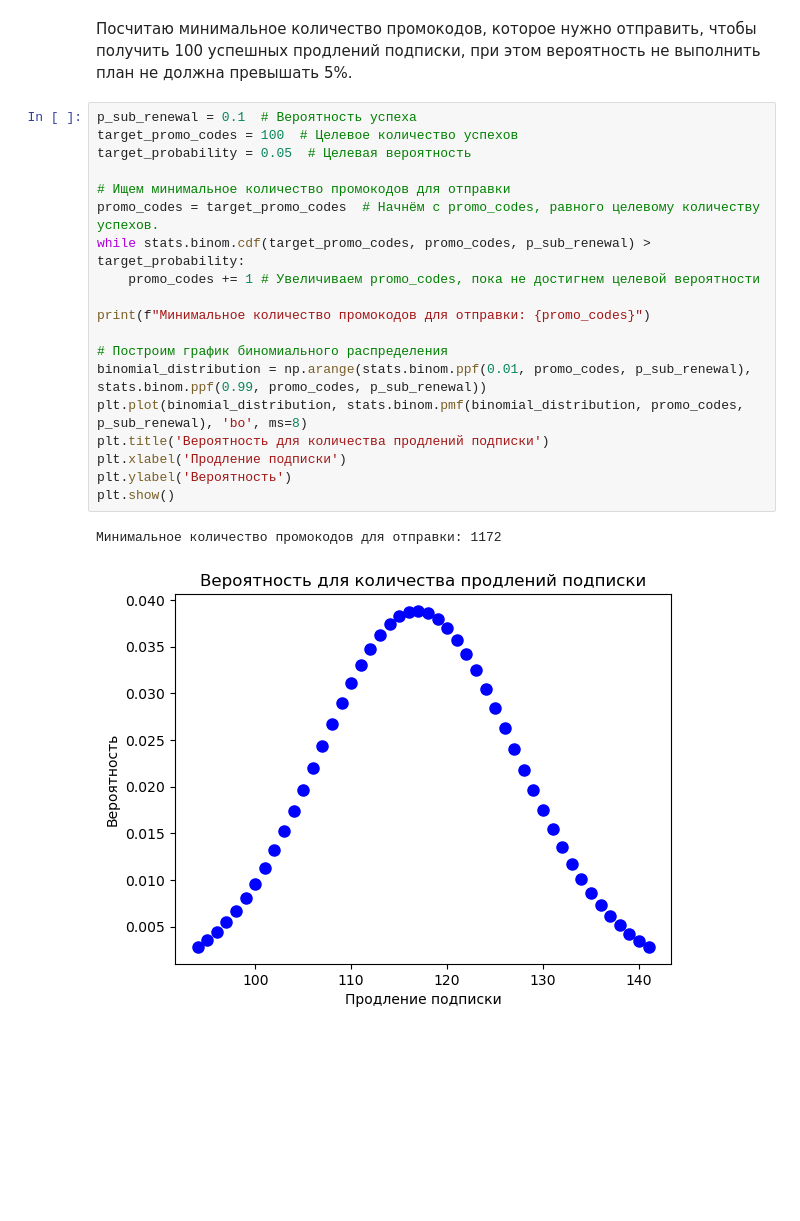
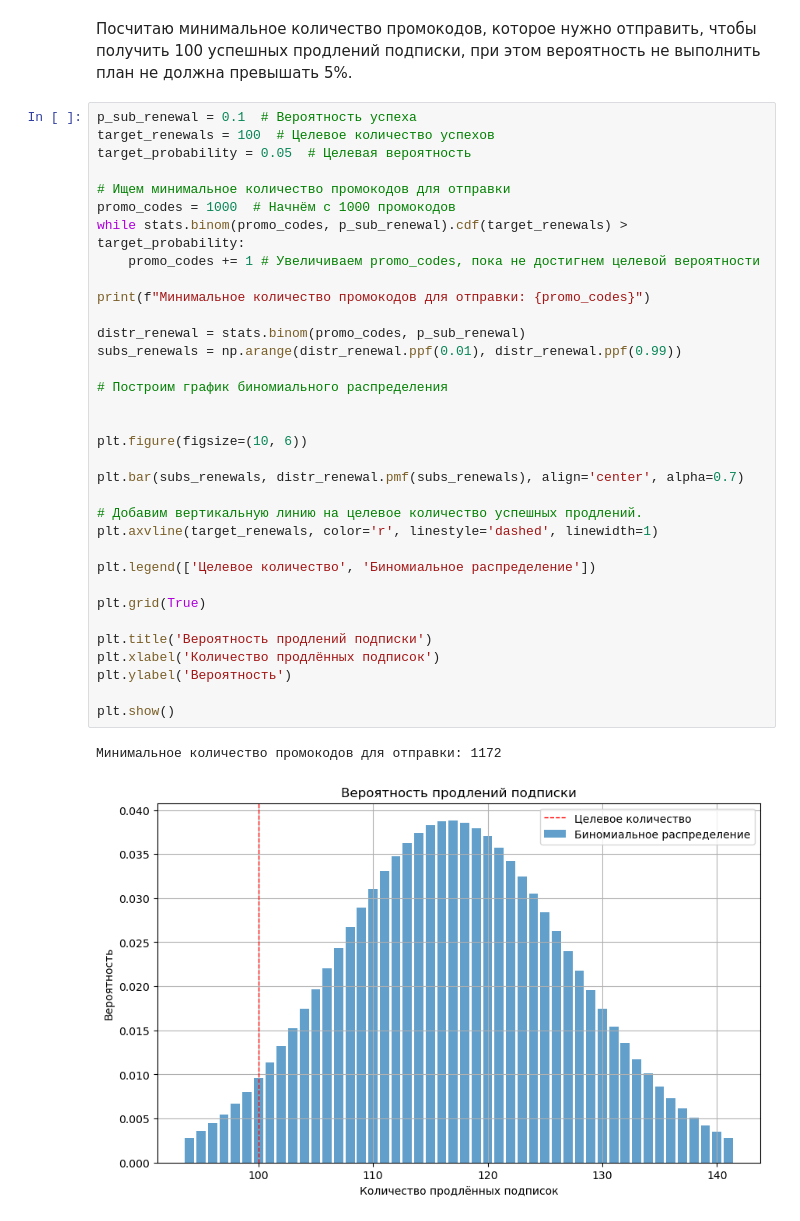
Before and after one commit to sudobooo/go_fast_project, a Jupyter notebook: go_fast_project.ipynb, the cells around one changed output. Cells and saved outputs as stored; diff of their text form; blank space fills up the shorter version.

```diff
--- a/go_fast_project.ipynb
+++ b/go_fast_project.ipynb
@@ -700,25 +700,40 @@ p-значение: 2.4439715330814116e-34
 Посчитаю минимальное количество промокодов, которое нужно отправить, чтобы получить 100 успешных продлений подписки, при этом вероятность не выполнить план не должна превышать 5%.
 # %%
 p_sub_renewal = 0.1  # Вероятность успеха
-target_promo_codes = 100  # Целевое количество успехов
+target_renewals = 100  # Целевое количество успехов
 target_probability = 0.05  # Целевая вероятность
 
 # Ищем минимальное количество промокодов для отправки
-promo_codes = target_promo_codes  # Начнём с promo_codes, равного целевому количеству успехов.
-while stats.binom.cdf(target_promo_codes, promo_codes, p_sub_renewal) > target_probability:
+promo_codes = 1000  # Начнём с 1000 промокодов
+while stats.binom(promo_codes, p_sub_renewal).cdf(target_renewals) > target_probability:
     promo_codes += 1 # Увеличиваем promo_codes, пока не достигнем целевой вероятности
 
 print(f"Минимальное количество промокодов для отправки: {promo_codes}")
 
+distr_renewal = stats.binom(promo_codes, p_sub_renewal)
+subs_renewals = np.arange(distr_renewal.ppf(0.01), distr_renewal.ppf(0.99))
+
 # Построим график биномиального распределения
-binomial_distribution = np.arange(stats.binom.ppf(0.01, promo_codes, p_sub_renewal), stats.binom.ppf(0.99, promo_codes, p_sub_renewal))
-plt.plot(binomial_distribution, stats.binom.pmf(binomial_distribution, promo_codes, p_sub_renewal), 'bo', ms=8)
-plt.title('Вероятность для количества продлений подписки')
-plt.xlabel('Продление подписки')
+
+
+plt.figure(figsize=(10, 6))
+
+plt.bar(subs_renewals, distr_renewal.pmf(subs_renewals), align='center', alpha=0.7)
+
+# Добавим вертикальную линию на целевое количество успешных продлений.
+plt.axvline(target_renewals, color='r', linestyle='dashed', linewidth=1)
+
+plt.legend(['Целевое количество', 'Биномиальное распределение'])
+
+plt.grid(True)
+
+plt.title('Вероятность продлений подписки')
+plt.xlabel('Количество продлённых подписок')
 plt.ylabel('Вероятность')
+
 plt.show()
 # %% [output]
 Минимальное количество промокодов для отправки: 1172
-[figure, old version]
+[figure, new version]
 # %% [markdown]
 ### Вывод по количеству промокодов на один бесплатный месяц подписки
```
Also changed, not shown: parts of 12 cells of this notebook.
